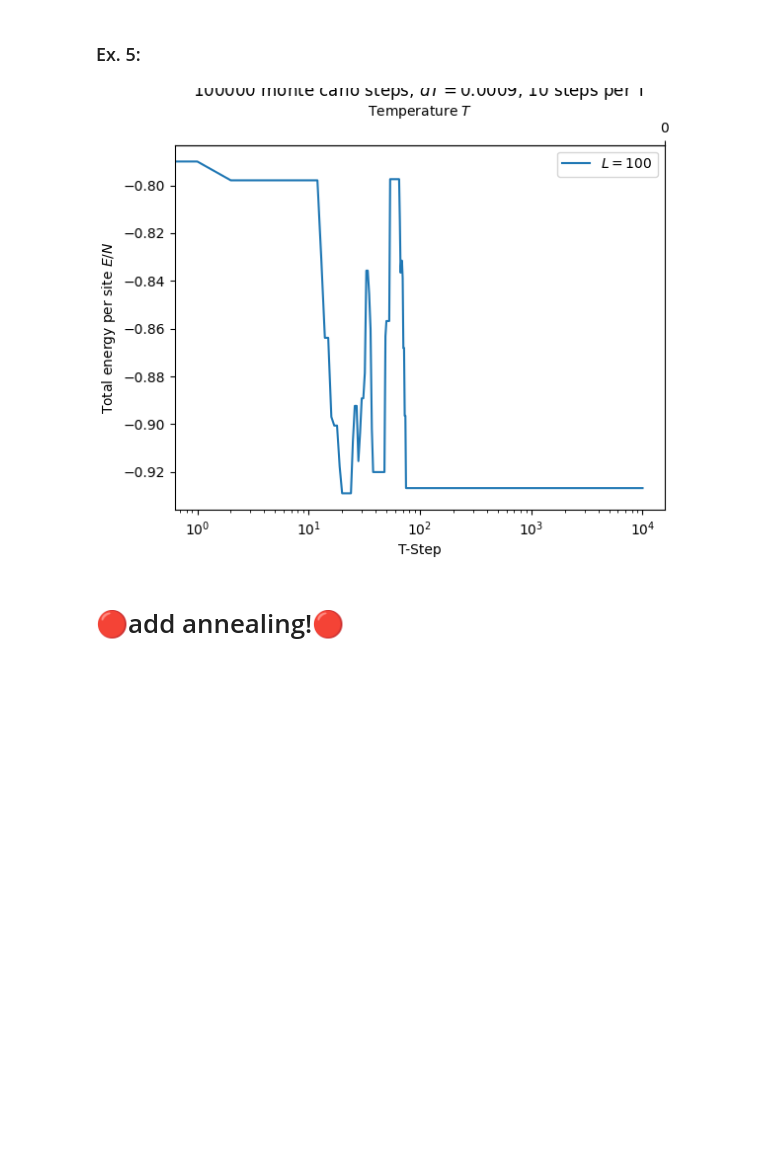
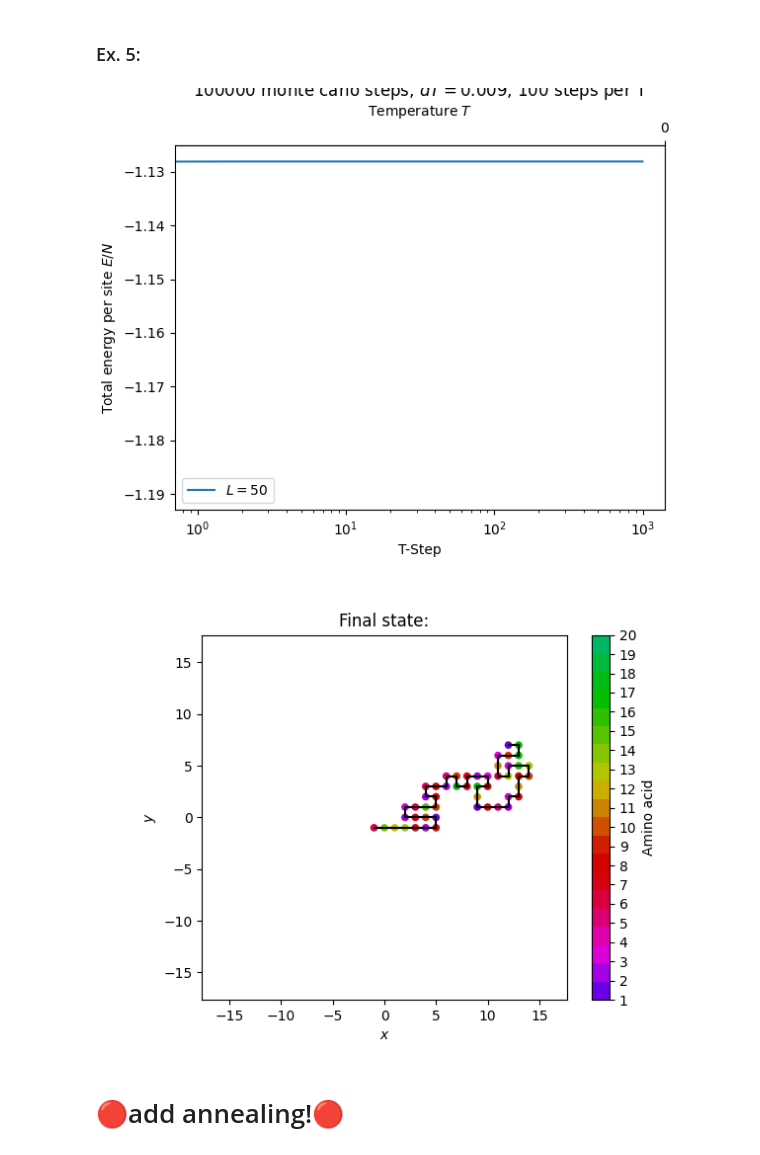
Before and after one commit to Konemu/ProteinAnnealing, a Jupyter notebook: nb.ipynb, the cells around one changed output. Saved outputs shown, nothing was run; the diff lists cells and outputs as text; code cells hidden in the pictures; blank space fills up the shorter version.

```diff
--- a/nb.ipynb
+++ b/nb.ipynb
@@ -16,0 +27,19 @@ import annealing
+# %%
+# consts
+LEN_PROTEINS = 50
+
+NUM_AVGS_WALK = 10000
+LEN_WALK = 100
+
+NUM_AVGS_EVALUES = int(1e6)
+
+NUM_MC_STEPS = int(1e5)
+
+NUM_T_STEPS_ANNEALING = int(1e3)
+NUM_STEPS_AT_T_ANNEALING = int(1e2)
+INIT_TEMP_ANNEALING = 10
+FINAL_TEMP_ANNEALING = 1
+
+# plotting
+DPI = 600
+FMT = 'png'
@@ -58,10 +101,14 @@ Test [-0.68788141 -0.66015852 -0.78824812]
 # %% [markdown]
 ### Ex. 5:
 # %%
-ergs, grid, coord_vec, fig, ax, ax2 = annealing.averaged_annealing(length=100, T_steps=10000, num_at_T=10, T_i=10, T_f=1, path="")
-plt.savefig('figures/ex5_1.png', dpi = 600, format = 'png')
+ergs, grid, coord_vec, fig, ax, ax2 = annealing.averaged_annealing(length=LEN_PROTEINS, T_steps=NUM_T_STEPS_ANNEALING, num_at_T=NUM_STEPS_AT_T_ANNEALING, T_i=INIT_TEMP_ANNEALING, T_f=FINAL_TEMP_ANNEALING, path="")
+plt.savefig(f'figures/ex5_erg.{FMT}', dpi = DPI, format = FMT)
+fig3, ax3 = randomwalk.plot_protein(coord_vec=coord_vec, dim=LEN_PROTEINS/3, path="")
+ax3.set_title("Final state:")
+plt.savefig(f'figures/ex5_protein.{FMT}', dpi = DPI, format = FMT)
 # %% [output]
-[figure, old version]
+[figure, new version]
+[figure, added]
 # %% [markdown]
 # 🔴add annealing!🔴
 # %% [markdown]
```
Also changed, not shown: parts of 11 cells of this notebook.
